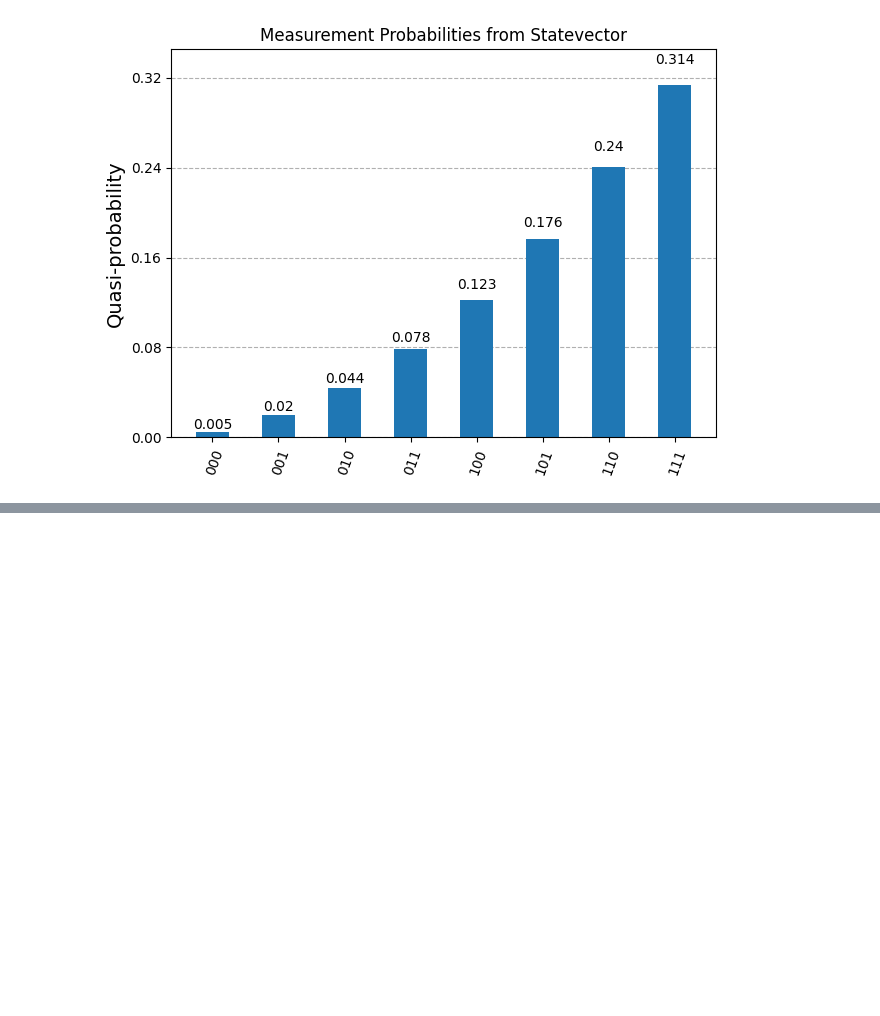
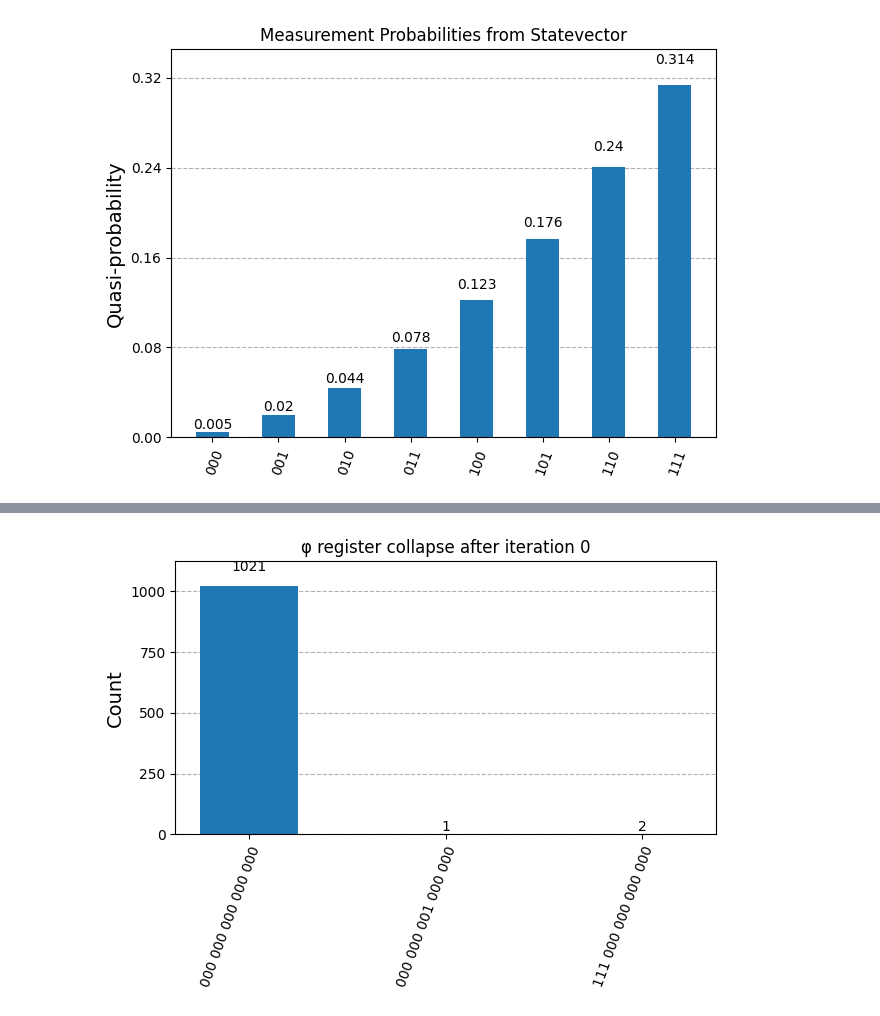
Before and after one commit to aizzen3/QCproject, a Jupyter notebook: cc.ipynb, the cells around one changed output, grey strips where cells are left out. Cells and saved outputs as stored; diff of their text form; code cells hidden in the pictures; blank space fills up the shorter version.

Commit message:
initial commit

```diff
--- a/cc.ipynb
+++ b/cc.ipynb
@@ -94,0 +86,84 @@ plt.show()
+# %%
+from qiskit import QuantumCircuit, transpile, QuantumRegister, ClassicalRegister
+from qiskit_aer import AerSimulator
+from qiskit_mps_initializer.datatypes import QuantumState
+from qiskit.visualization import plot_histogram
+import numpy as np
+import matplotlib.pyplot as plt
+from qiskit.quantum_info import partial_trace, DensityMatrix, state_fidelity
+
+
+psi = [1, 2, 3, 4, 5, 6, 7, 8]
+phi = [1, 2, 3, 4, 5, 6, 7, 8]
+n = 3
+m = 5
+delta = np.pi / 40  # Phase to be added
+number_of_layers = 2
+
+psi_state = QuantumState.from_dense_data(data=psi, normalize=True)
+phi_state = QuantumState.from_dense_data(data=phi, normalize=True)
+
+U_psi = psi_state.generate_mps_initializer_circuit(number_of_layers=number_of_layers)
+U_phi = phi_state.generate_mps_initializer_circuit(number_of_layers=number_of_layers)
+
+U_phi_dagger = U_phi.inverse()
+
+psi_reg = QuantumRegister(n, name="ψ")
+phi_reg = QuantumRegister(n, name="φ")
+cregs = [ClassicalRegister(n, name=f"c{k}") for k in range(m)]
+qc = QuantumCircuit(psi_reg, phi_reg, *cregs)
+
+#for psi
+qc.append(U_psi, psi_reg)
+
+#for phi
+qc.append(U_phi, phi_reg)
+
+# bit matching
+for k in range(0, m):
+    for i in range(n):
+        qc.cx(phi_reg[n-1-i], psi_reg[n-1-i], ctrl_state=0)
+
+# add phase
+    qc.mcp(delta, psi_reg[0:-1], psi_reg[-1])
+
+# reset the circuit
+    for i in range(n):
+        qc.cx(phi_reg[i], psi_reg[i], ctrl_state=0)
+
+    qc.append(U_phi_dagger, phi_reg)
+    qc.measure(phi_reg, cregs[k])
+    qc.reset(phi_reg)
+    if k < m-1:
+
+        qc.append(U_phi, phi_reg)
+
+qc.save_statevector()
+
+#simulate
+# simulate
+sim = AerSimulator()
+
+# transpile AND decompose subcircuits so Aer understands them
+qc_t = transpile(qc.decompose(reps=10), sim, optimization_level=0)
+
+result = sim.run(qc_t).result()
+
+# Full statevector
+full = result.get_statevector(qc_t)
+
+rho_psi = partial_trace(full, list(range(n, 2*n)))
+
+print("Full statevector:\n", full)
+
+for k in range(m):
+    counts = result.get_counts(qc_t)
+    print(f"Iteration {k} ancilla outcomes:", counts)
+    plot_histogram(counts, title=f"φ register collapse after iteration {k}")
+    plt.show()
+
+
+
+
+# Measurement Z
+# %% [output]
@@ -94,0 +187 @@ plt.show()
+[figure, added]
```
Also changed, not shown: parts of 7 cells of this notebook, 21 other files.
